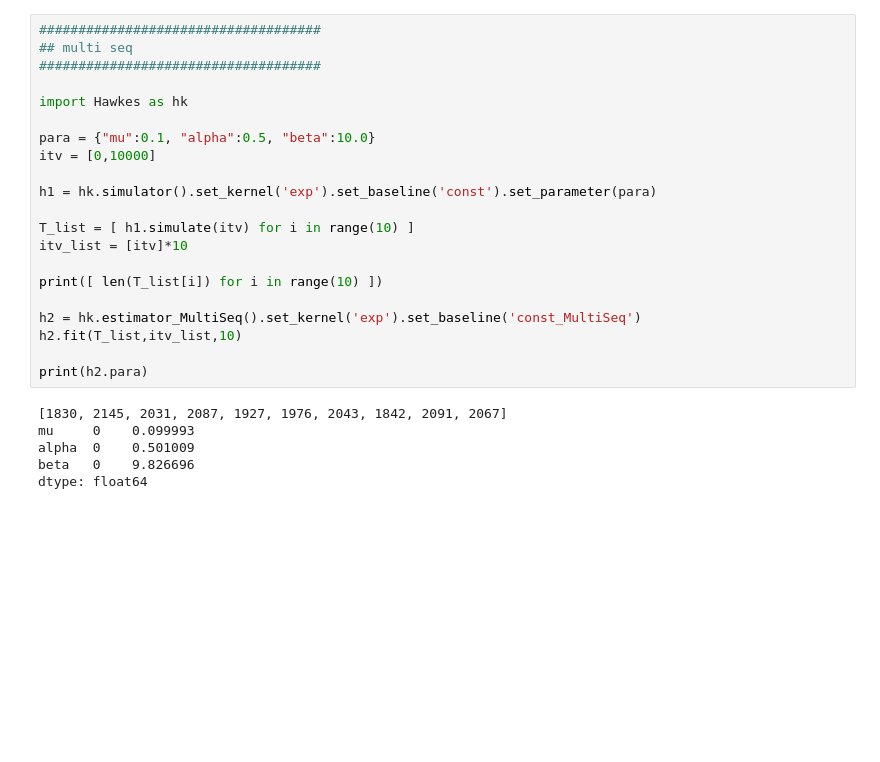
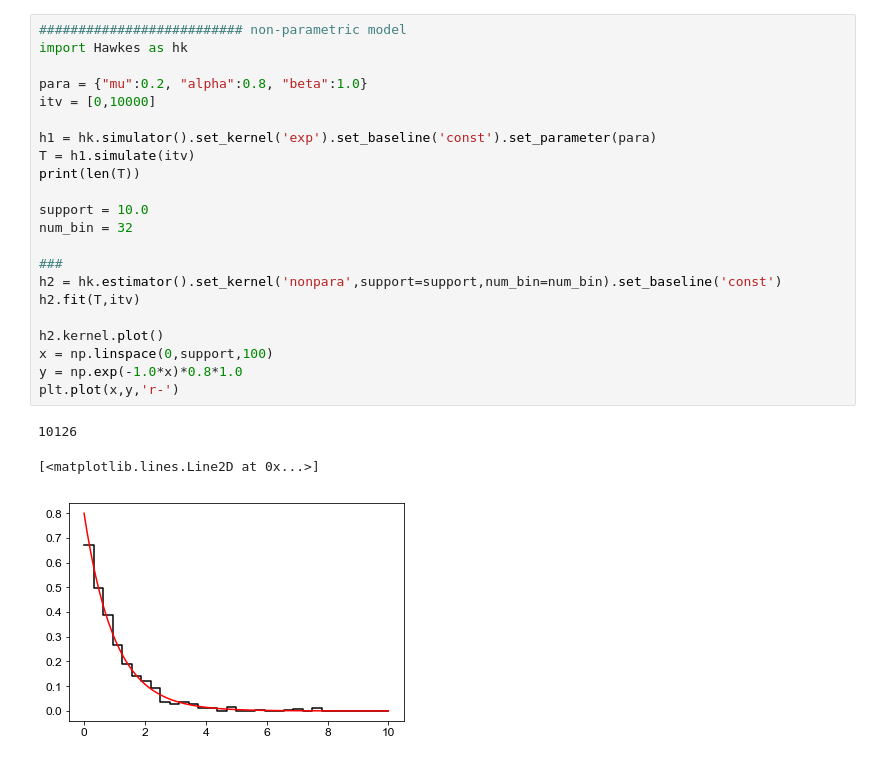
Before and after one commit to carlottadepasquale/Hawkes, a Jupyter notebook: demo.ipynb, the cells around one changed output. Drawn from its saved outputs; the diff is of its cells as text; blank space fills up the shorter version.

Commit message:
add non-parametric kernel function

```diff
--- a/demo.ipynb
+++ b/demo.ipynb
@@ -141,27 +110,26 @@ dtype: float64
 # %%
-####################################
-## multi seq
-####################################
-
+########################## non-parametric model
 import Hawkes as hk
 
-para = {"mu":0.1, "alpha":0.5, "beta":10.0}
+para = {"mu":0.2, "alpha":0.8, "beta":1.0}
 itv = [0,10000]
 
 h1 = hk.simulator().set_kernel('exp').set_baseline('const').set_parameter(para)
+T = h1.simulate(itv)
+print(len(T))
 
-T_list = [ h1.simulate(itv) for i in range(10) ]
-itv_list = [itv]*10
+support = 10.0
+num_bin = 32
 
-print([ len(T_list[i]) for i in range(10) ])
+###
+h2 = hk.estimator().set_kernel('nonpara',support=support,num_bin=num_bin).set_baseline('const')
+h2.fit(T,itv)
 
-h2 = hk.estimator_MultiSeq().set_kernel('exp').set_baseline('const_MultiSeq')
-h2.fit(T_list,itv_list,10)
-
-print(h2.para)
+h2.kernel.plot()
+x = np.linspace(0,support,100)
+y = np.exp(-1.0*x)*0.8*1.0
+plt.plot(x,y,'r-')
 # %% [output]
-[1830, 2145, 2031, 2087, 1927, 1976, 2043, 1842, 2091, 2067]
-mu     0    0.099993
-alpha  0    0.501009
-beta   0    9.826696
-dtype: float64
+10126
+[<matplotlib.lines.Line2D at 0x...>]
+[figure, added]
```
Also changed, not shown: parts of 8 cells of this notebook, 9 other files.
